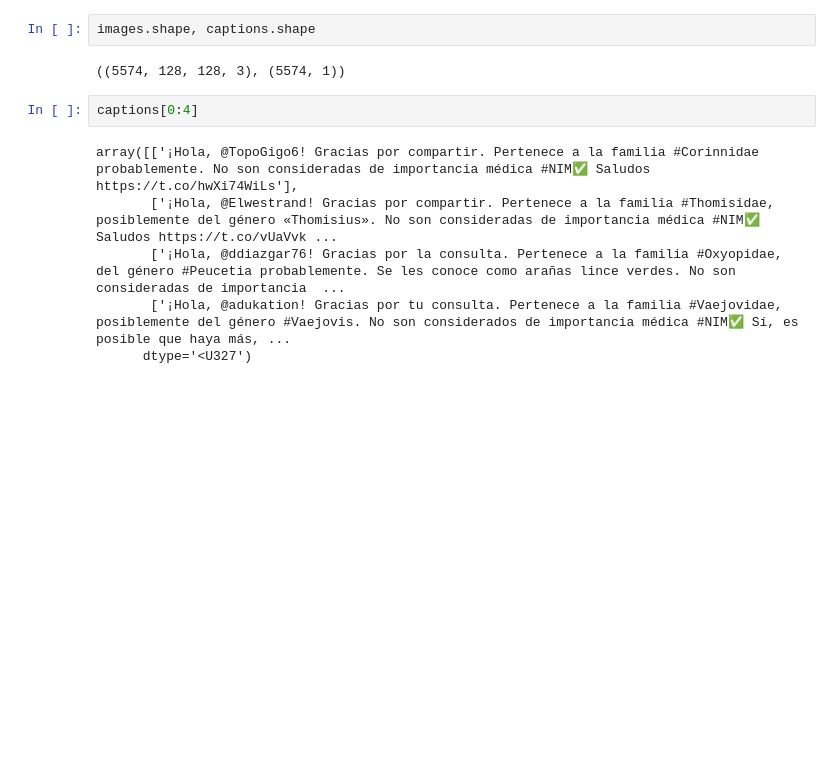
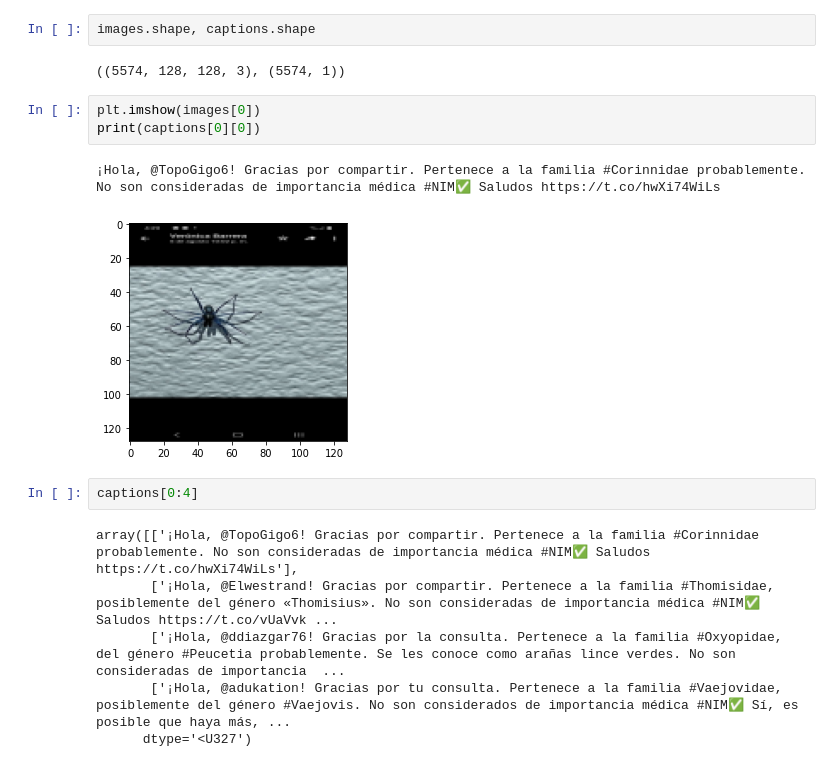
Before and after one commit to eddson90/tareas_data_science, a Jupyter notebook: statistical-learning-2/proyecto-final/parte3/Parte3_RNN.ipynb, the cells around one changed output. Cells and saved outputs as stored; diff of their text form; blank space fills up the shorter version.

```diff
--- a/statistical-learning-2/proyecto-final/parte3/Parte3_RNN.ipynb
+++ b/statistical-learning-2/proyecto-final/parte3/Parte3_RNN.ipynb
@@ -79,6 +82,12 @@ captions = np.array(load_from_pk(tweet_content_path)).reshape(-1,1)
 images.shape, captions.shape
 # %% [output]
 ((5574, 128, 128, 3), (5574, 1))
+# %%
+plt.imshow(images[0])
+print(captions[0][0])
+# %% [output]
+¡Hola, @TopoGigo6! Gracias por compartir. Pertenece a la familia #Corinnidae probablemente. No son consideradas de importancia médica #NIM✅ Saludos https://t.co/hwXi74WiLs
+[figure, added]
 # %%
 captions[0:4]
 # %% [output]
```
Also changed, not shown: parts of 41 cells of this notebook.
